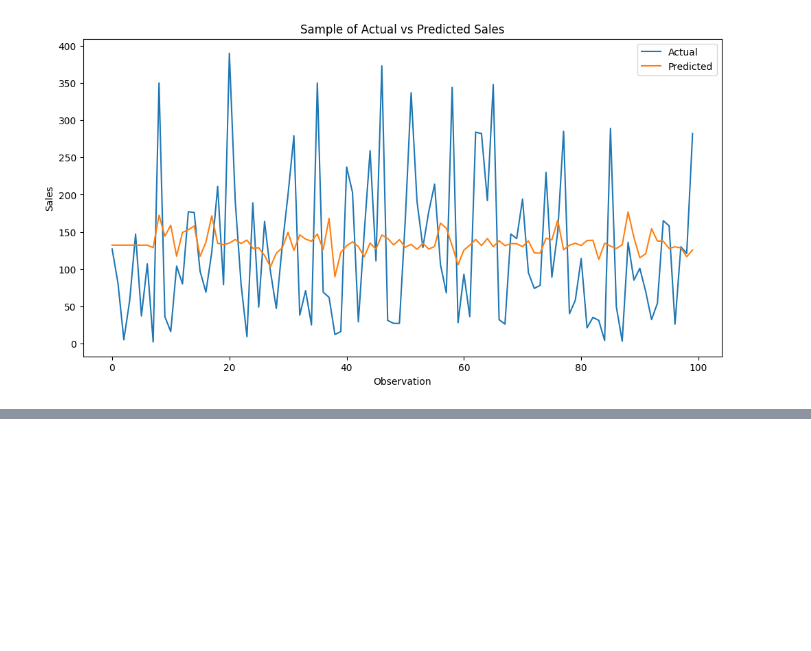
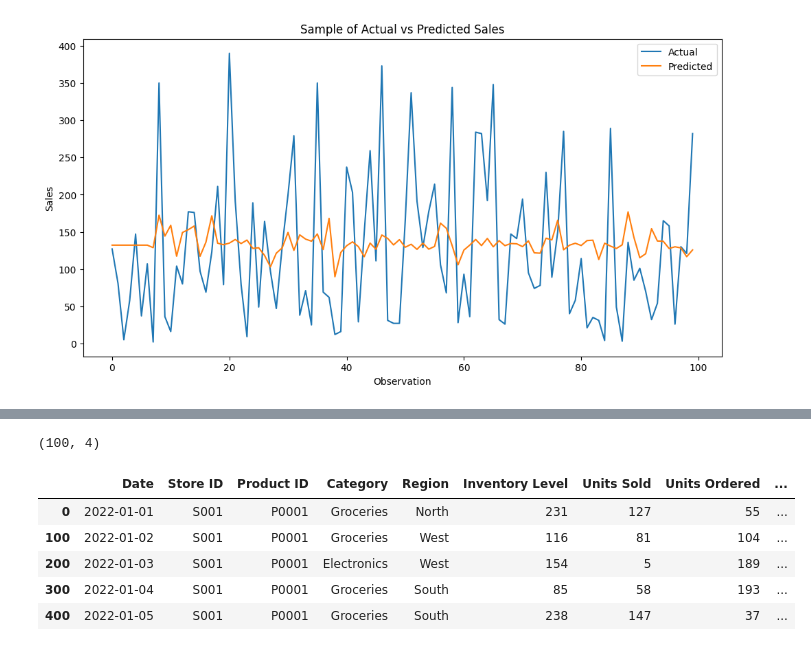
Before and after one commit to shubhanagrawal/Walmart-Hackathon, a Jupyter notebook: walmart.ipynb, the cells around one changed output, grey strips where cells are left out. Cells and saved outputs as stored; diff of their text form; code cells hidden in the pictures; blank space fills up the shorter version.

```diff
--- a/walmart.ipynb
+++ b/walmart.ipynb
@@ -808,3 +808,16 @@ plt.ylabel("Sales")
 plt.show()
 # %% [output]
 [figure]
+# %%
+import numpy as np
+df_kaggle['Date'] = pd.to_datetime(df_kaggle['Date'])
+
+# Create a dummy 'CustomerID' and 'Amount'
+df_kaggle['CustomerID'] = np.random.randint(1000, 1100, size=len(df_kaggle))
+df_kaggle['Amount'] = df_kaggle['Price'] * np.random.uniform(1, 3, size=len(df_kaggle))
+
+rfm = df_kaggle.groupby('CustomerID').agg({
+    'Date': lambda x: (df_kaggle['Date'].max() - x.max()).days,
+    'CustomerID': 'count',
+    'Amount': 'sum'
+}).rename(columns={'Date': 'Recency', 'CustomerID': 'Frequency', 'Amount': 'Monetary'})
@@ -810,0 +843,17 @@ plt.show()
+# %%
+rfm.shape
+# %% [output]
+(100, 4)
+# %%
+import numpy as np
+
+# Create a dummy Customer ID for the df_kaggle dataset
+df_kaggle['CustomerID'] = np.random.randint(1, 101, size=len(df_kaggle))
+display(df_kaggle.head())
+# %% [output]
+|  | Date | Store ID | Product ID | Category | Region | Inventory Level | Units Sold | Units Ordered | ... |
+| 0 | 2022-01-01 | S001 | P0001 | Groceries | North | 231 | 127 | 55 | ... |
+| 100 | 2022-01-02 | S001 | P0001 | Groceries | West | 116 | 81 | 104 | ... |
+| 200 | 2022-01-03 | S001 | P0001 | Electronics | West | 154 | 5 | 189 | ... |
+| 300 | 2022-01-04 | S001 | P0001 | Groceries | South | 85 | 58 | 193 | ... |
+| 400 | 2022-01-05 | S001 | P0001 | Groceries | South | 238 | 147 | 37 | ... |
```
Also changed, not shown: parts of 2 cells of this notebook.
